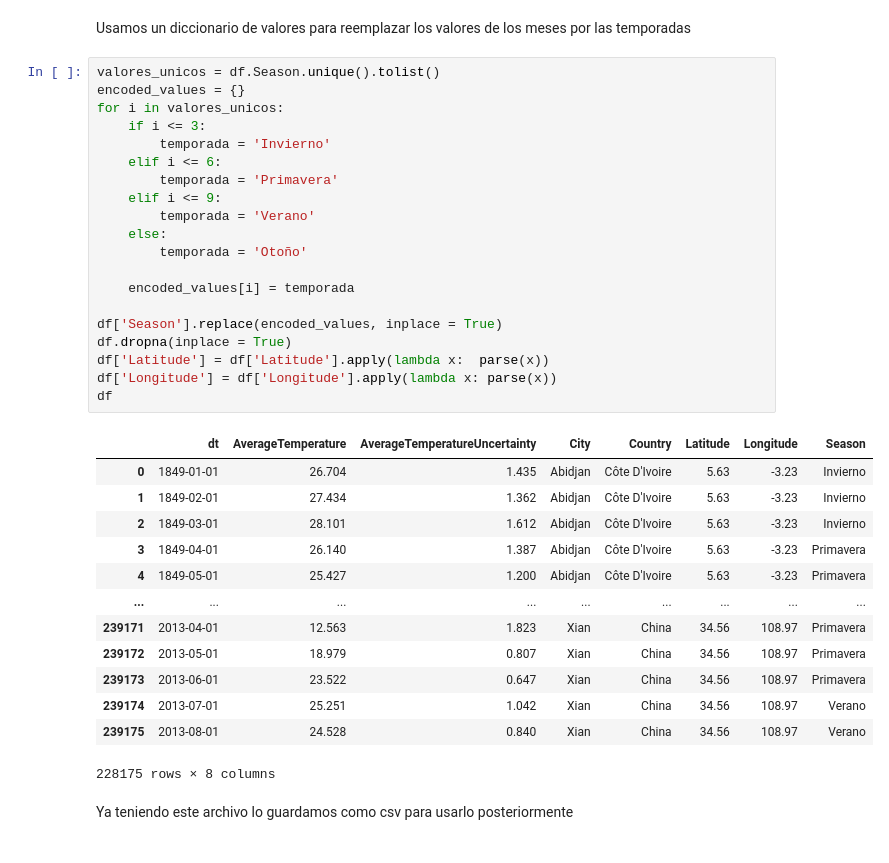
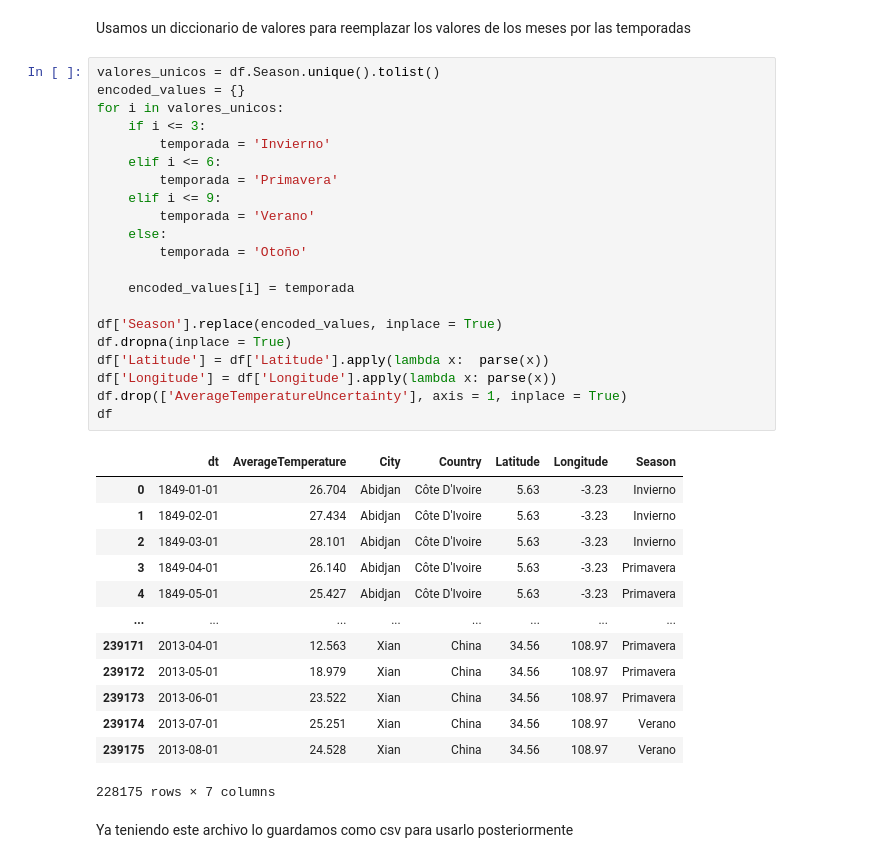
Before and after one commit to G4ll4rd0/ClimaGlobalPAD_O2022, a Jupyter notebook: TemperaturesByMCAnalisis.ipynb, the cells around one changed output. Saved outputs shown, nothing was run; the diff lists cells and outputs as text.

```diff
--- a/TemperaturesByMCAnalisis.ipynb
+++ b/TemperaturesByMCAnalisis.ipynb
@@ -93,37 +99,38 @@ Usamos un diccionario de valores para reemplazar los valores de los meses por la
 # %%
 valores_unicos = df.Season.unique().tolist()
 encoded_values = {}
 for i in valores_unicos:
     if i <= 3:
         temporada = 'Invierno'
     elif i <= 6:
         temporada = 'Primavera'
     elif i <= 9:
         temporada = 'Verano'
     else:
         temporada = 'Otoño'
 
     encoded_values[i] = temporada
 
 df['Season'].replace(encoded_values, inplace = True)
 df.dropna(inplace = True)
 df['Latitude'] = df['Latitude'].apply(lambda x:  parse(x))
 df['Longitude'] = df['Longitude'].apply(lambda x: parse(x))
+df.drop(['AverageTemperatureUncertainty'], axis = 1, inplace = True)
 df
 # %% [output]
-|  | dt | AverageTemperature | AverageTemperatureUncertainty | City | Country | Latitude | Longitude | Season |
-| 0 | 1849-01-01 | 26.704 | 1.435 | Abidjan | Côte D'Ivoire | 5.63 | -3.23 | Invierno |
-| 1 | 1849-02-01 | 27.434 | 1.362 | Abidjan | Côte D'Ivoire | 5.63 | -3.23 | Invierno |
-| 2 | 1849-03-01 | 28.101 | 1.612 | Abidjan | Côte D'Ivoire | 5.63 | -3.23 | Invierno |
-| 3 | 1849-04-01 | 26.140 | 1.387 | Abidjan | Côte D'Ivoire | 5.63 | -3.23 | Primavera |
-| 4 | 1849-05-01 | 25.427 | 1.200 | Abidjan | Côte D'Ivoire | 5.63 | -3.23 | Primavera |
-| ... | ... | ... | ... | ... | ... | ... | ... | ... |
-| 239171 | 2013-04-01 | 12.563 | 1.823 | Xian | China | 34.56 | 108.97 | Primavera |
-| 239172 | 2013-05-01 | 18.979 | 0.807 | Xian | China | 34.56 | 108.97 | Primavera |
-| 239173 | 2013-06-01 | 23.522 | 0.647 | Xian | China | 34.56 | 108.97 | Primavera |
-| 239174 | 2013-07-01 | 25.251 | 1.042 | Xian | China | 34.56 | 108.97 | Verano |
-| 239175 | 2013-08-01 | 24.528 | 0.840 | Xian | China | 34.56 | 108.97 | Verano |
+|  | dt | AverageTemperature | City | Country | Latitude | Longitude | Season |
+| 0 | 1849-01-01 | 26.704 | Abidjan | Côte D'Ivoire | 5.63 | -3.23 | Invierno |
+| 1 | 1849-02-01 | 27.434 | Abidjan | Côte D'Ivoire | 5.63 | -3.23 | Invierno |
+| 2 | 1849-03-01 | 28.101 | Abidjan | Côte D'Ivoire | 5.63 | -3.23 | Invierno |
+| 3 | 1849-04-01 | 26.140 | Abidjan | Côte D'Ivoire | 5.63 | -3.23 | Primavera |
+| 4 | 1849-05-01 | 25.427 | Abidjan | Côte D'Ivoire | 5.63 | -3.23 | Primavera |
+| ... | ... | ... | ... | ... | ... | ... | ... |
+| 239171 | 2013-04-01 | 12.563 | Xian | China | 34.56 | 108.97 | Primavera |
+| 239172 | 2013-05-01 | 18.979 | Xian | China | 34.56 | 108.97 | Primavera |
+| 239173 | 2013-06-01 | 23.522 | Xian | China | 34.56 | 108.97 | Primavera |
+| 239174 | 2013-07-01 | 25.251 | Xian | China | 34.56 | 108.97 | Verano |
+| 239175 | 2013-08-01 | 24.528 | Xian | China | 34.56 | 108.97 | Verano |
-228175 rows × 8 columns
+228175 rows × 7 columns
 # %% [markdown]
 Ya teniendo este archivo lo guardamos como csv para usarlo posteriormente
 # %%
```
Also changed, not shown: parts of 15 cells of this notebook, 1 other file.
